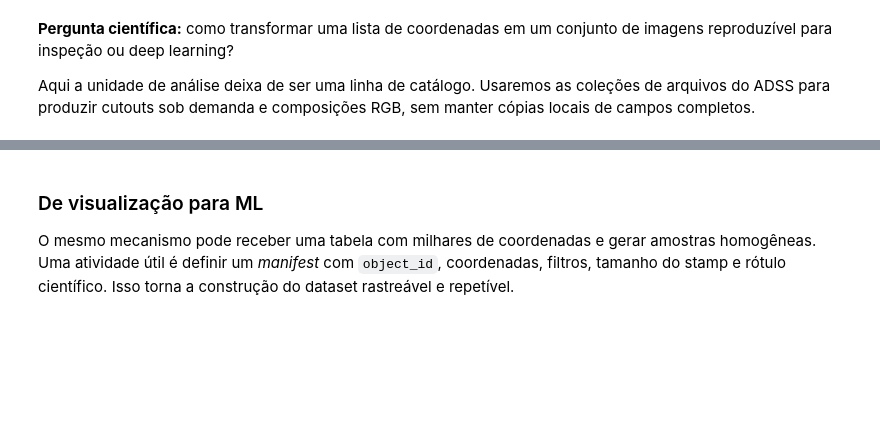
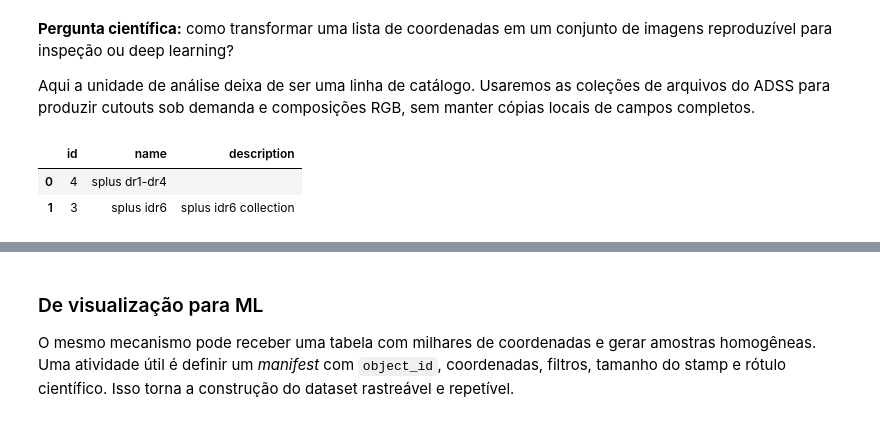
Before and after one commit to Schwarzam/SAB-AI-Scope-workshop, a Jupyter notebook: notebooks/04_images_as_data.ipynb, the cells around one changed output, grey strips where cells are left out. Saved outputs shown, nothing was run; the diff lists cells and outputs as text; code cells hidden in the pictures; blank space fills up the shorter version.

```diff
--- a/notebooks/04_images_as_data.ipynb
+++ b/notebooks/04_images_as_data.ipynb
@@ -24,6 +19,10 @@ cl = adss.ADSSClient(base_url=BASE_URL, username=USERNAME, password=PASSWORD)
 # %%
-collections = pd.DataFrame(cl.get_image_collections())
+collections = pd.DataFrame(cl.get_collections())
 collections[[c for c in ["id","name","description"] if c in collections.columns]]
+# %% [output]
+|  | id | name | description |
+| 0 | 4 | splus dr1-dr4 |  |
+| 1 | 3 | splus idr6 | splus idr6 collection |
 # %%
 # Escolha uma coleção que possua WCS e ajuste estas coordenadas a uma região coberta.
 COLLECTION_ID = int(collections.iloc[0].id)
```
Also changed, not shown: parts of 4 cells of this notebook.
